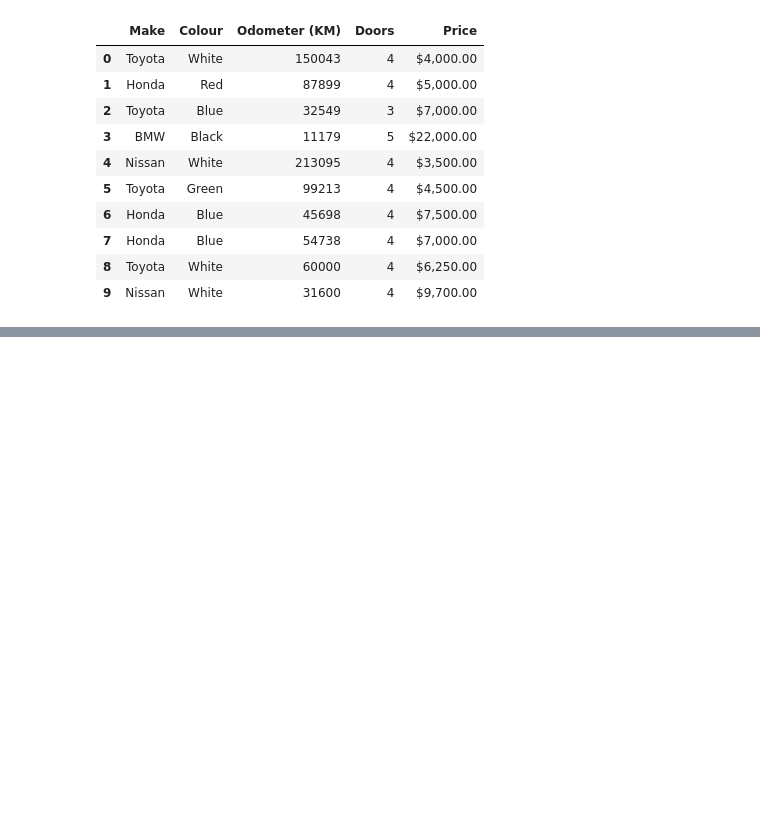
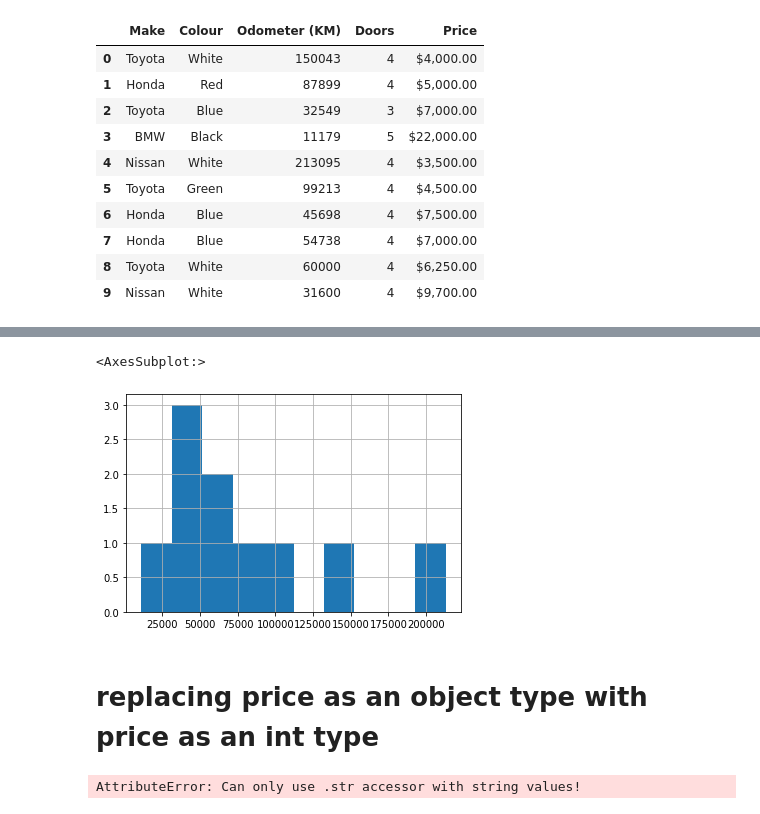
Before and after one commit to Tower5954/panda_intro, a Jupyter notebook: Introduction to Pandas.ipynb, the cells around one changed output, grey strips where cells are left out. Cells and saved outputs as stored; diff of their text form; code cells hidden in the pictures; blank space fills up the shorter version.

```diff
--- a/Introduction to Pandas.ipynb
+++ b/Introduction to Pandas.ipynb
@@ -86,0 +395,11 @@ exported_cars_no_index
+# %%
+car_sales['Odometer (KM)'].hist()
+# %% [output]
+<AxesSubplot:>
+[figure, added]
+# %% [markdown]
+# replacing price as an object type with price as an int type
+# %%
+car_sales['Price'] = car_sales['Price'].str.replace('[\$\,\.]', '').astype(int)
+# %% [output]
+AttributeError: Can only use .str accessor with string values!
```
Also changed, not shown: parts of 55 cells of this notebook, 6 other files.
